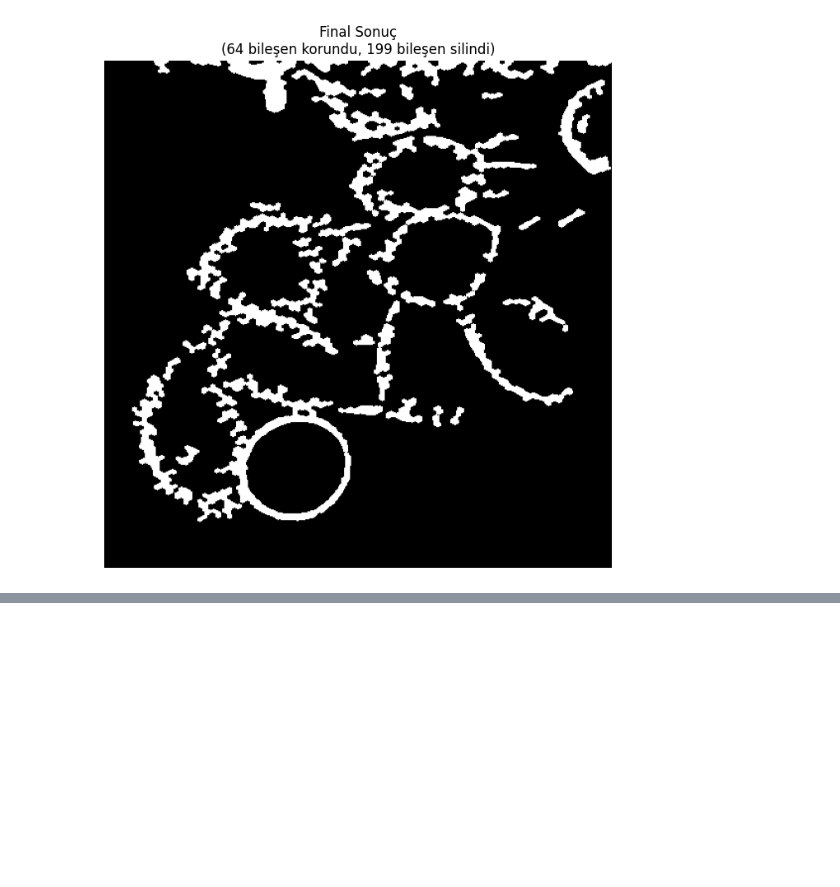
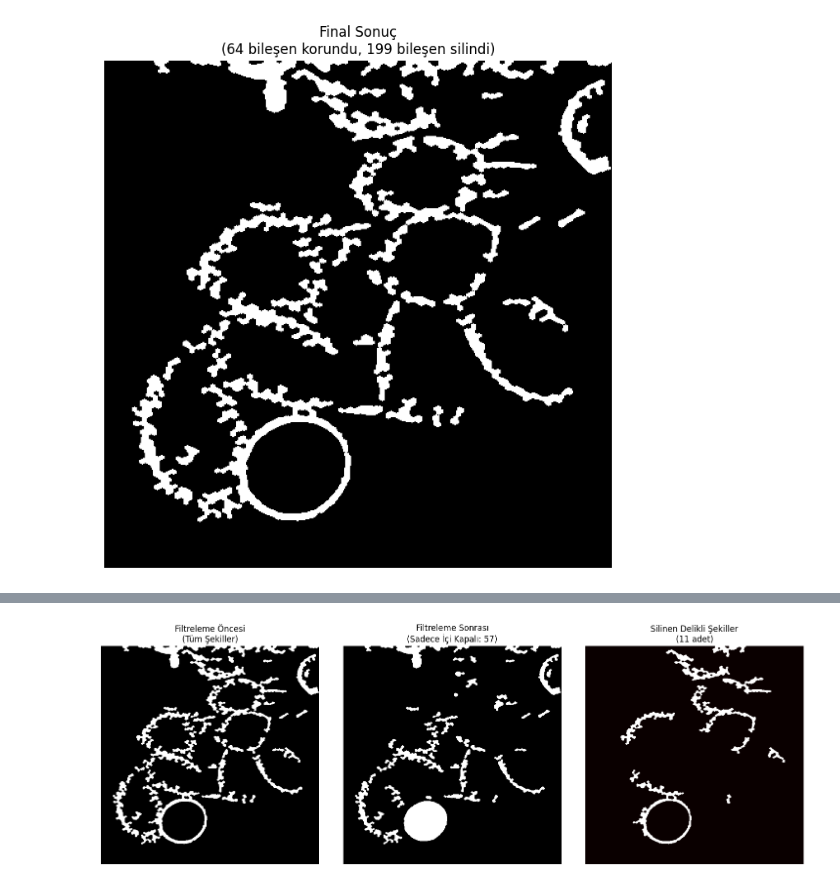
Before and after one commit to mufasa-349/cs419-finito, a Jupyter notebook: process_image.ipynb, the cells around one changed output, grey strips where cells are left out. Saved outputs shown, nothing was run; the diff lists cells and outputs as text; code cells hidden in the pictures; blank space fills up the shorter version.

```diff
--- a/process_image.ipynb
+++ b/process_image.ipynb
@@ -196,0 +204,79 @@ plt.show()
+# %%
+# Sadece içi kapalı (deliksiz) şekilleri bırak
+# Contour hierarchy kullanarak delikli şekilleri tespit et
+
+# Önce filtered görüntüsünü kullan (eğer yoksa opened_final kullan)
+input_img = filtered if 'filtered' in globals() else opened_final
+
+# Contour'ları bul (hierarchy ile)
+contours, hierarchy = cv2.findContours(input_img, cv2.RETR_TREE, cv2.CHAIN_APPROX_SIMPLE)
+
+print(f"Toplam contour sayısı: {len(contours)}")
+
+# İçi kapalı şekilleri tutmak için yeni görüntü
+solid_only = np.zeros_like(input_img)
+
+# Her contour'u kontrol et
+solid_count = 0
+hollow_count = 0
+
+if hierarchy is not None:
+    for i, contour in enumerate(contours):
+        # Hierarchy yapısı: [next, previous, first_child, parent]
+        # Eğer first_child == -1 ise, iç contour yok (içi kapalı)
+        # Eğer first_child != -1 ise, iç contour var (delik var)
+
+        has_hole = False
+        if hierarchy[0][i][2] != -1:  # first_child var mı?
+            has_hole = True
+
+        # Contour alanını kontrol et (çok küçük contour'ları atla)
+        area = cv2.contourArea(contour)
+        if area < 50:  # Çok küçük contour'ları atla
+            continue
+
+        if not has_hole:
+            # İçi kapalı şekil - koru
+            cv2.drawContours(solid_only, [contour], -1, 255, -1)  # -1 = içini doldur
+            solid_count += 1
+        else:
+            # Delikli şekil - atla
+            hollow_count += 1
+
+print(f"\nİçi kapalı şekil analizi:")
+print(f"İçi kapalı (solid) şekil sayısı: {solid_count}")
+print(f"Delikli (hollow) şekil sayısı: {hollow_count}")
+print(f"Filtreleme öncesi - Beyaz: {np.sum(input_img == 255)}, Siyah: {np.sum(input_img == 0)}")
+print(f"Filtreleme sonrası - Beyaz: {np.sum(solid_only == 255)}, Siyah: {np.sum(solid_only == 0)}")
+
+# Sonucu kaydet
+cv2.imwrite(output_path, solid_only)
+print(f"\nSadece içi kapalı şekiller kaydedildi: {output_path}")
+
+# Sonuçları göster
+plt.figure(figsize=(15, 5))
+plt.subplot(1, 3, 1)
+plt.imshow(input_img, cmap='gray')
+plt.title('Filtreleme Öncesi\n(Tüm Şekiller)')
+plt.axis('off')
+plt.subplot(1, 3, 2)
+plt.imshow(solid_only, cmap='gray')
+plt.title(f'Filtreleme Sonrası\n(Sadece İçi Kapalı: {solid_count})')
+plt.axis('off')
+plt.subplot(1, 3, 3)
+# Fark görüntüsü (silinen delikli şekilleri göster)
+diff = input_img.copy()
+diff[solid_only == 255] = 0  # Korunanları siyah yap
+plt.imshow(diff, cmap='hot')
+plt.title(f'Silinen Delikli Şekiller\n({hollow_count} adet)')
+plt.axis('off')
+plt.tight_layout()
+plt.show()
+
+# Final sonucu göster
+plt.figure(figsize=(8, 8))
+plt.imshow(solid_only, cmap='gray')
+plt.title(f'Sadece İçi Kapalı Şekiller\n({solid_count} solid, {hollow_count} hollow silindi)')
+plt.axis('off')
+plt.show()
+# %% [output]
@@ -196,0 +292 @@ plt.show()
+[figure, added]
```
Also changed, not shown: parts of 3 cells of this notebook, 1 other file.
